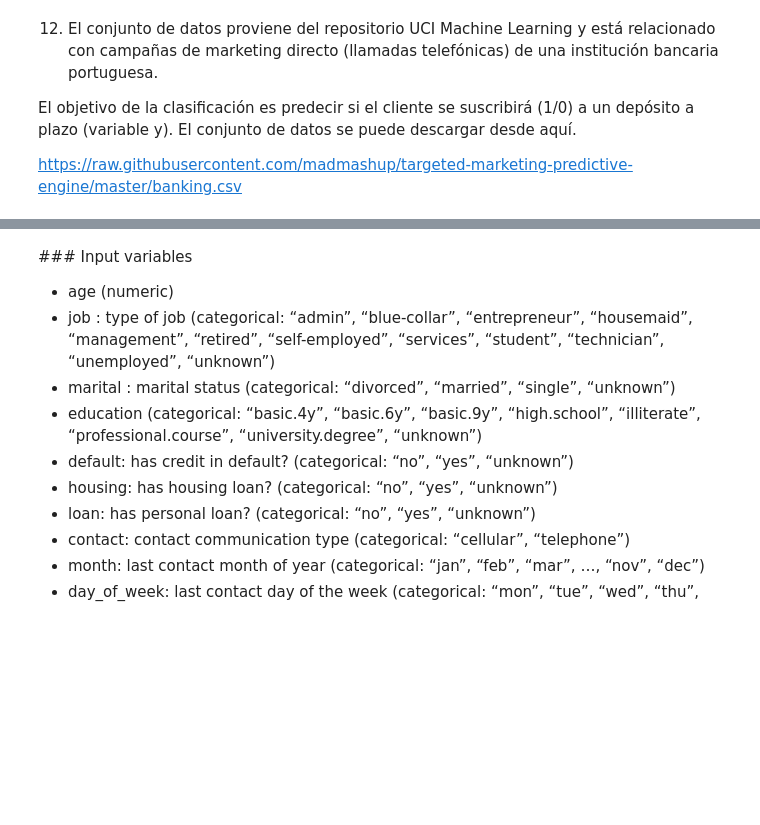
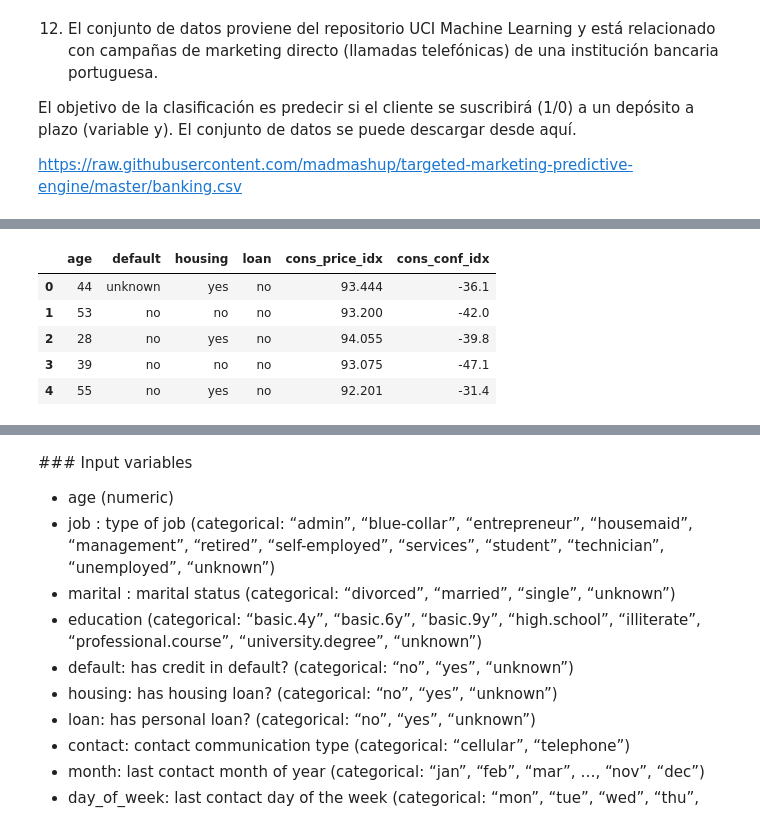
Before and after one commit to isaperez98/Optimizaci-n, a Jupyter notebook: Simulacion2018_B-master-5/Modulo1/Examen Ana Isabel Pérez.ipynb, the cells around one changed output, grey strips where cells are left out. Saved outputs shown, nothing was run; the diff lists cells and outputs as text; code cells hidden in the pictures; blank space fills up the shorter version.

```diff
--- a/Simulacion2018_B-master-5/Modulo1/Examen Ana Isabel Pérez.ipynb
+++ b/Simulacion2018_B-master-5/Modulo1/Examen Ana Isabel Pérez.ipynb
@@ -434,0 +449,12 @@ FileNotFoundError: File b'banking.csv' does not exist
+# %%
+labels = banking.y.values
+features = banking[['age','default','housing','loan','cons_price_idx','cons_conf_idx']]
+labels
+features.head()
+# %% [output]
+|  | age | default | housing | loan | cons_price_idx | cons_conf_idx |
+| 0 | 44 | unknown | yes | no | 93.444 | -36.1 |
+| 1 | 53 | no | no | no | 93.200 | -42.0 |
+| 2 | 28 | no | yes | no | 94.055 | -39.8 |
+| 3 | 39 | no | no | no | 93.075 | -47.1 |
+| 4 | 55 | no | yes | no | 92.201 | -31.4 |
```
Also changed, not shown: parts of 13 cells of this notebook, 4 other files.
